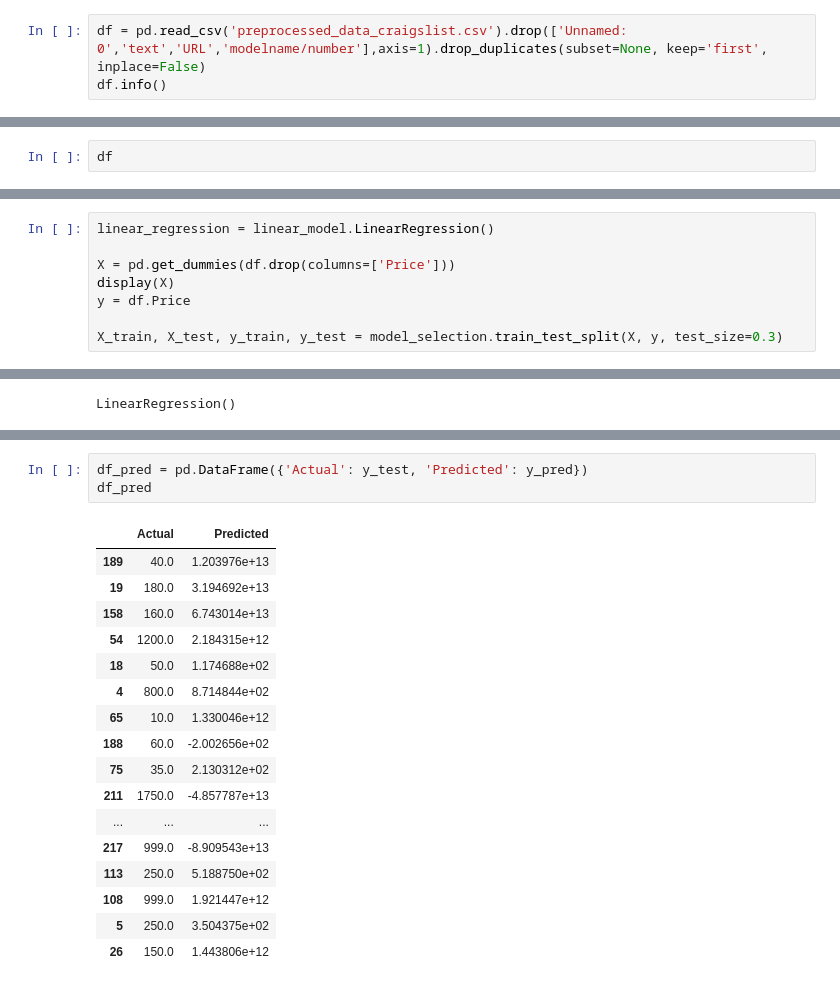
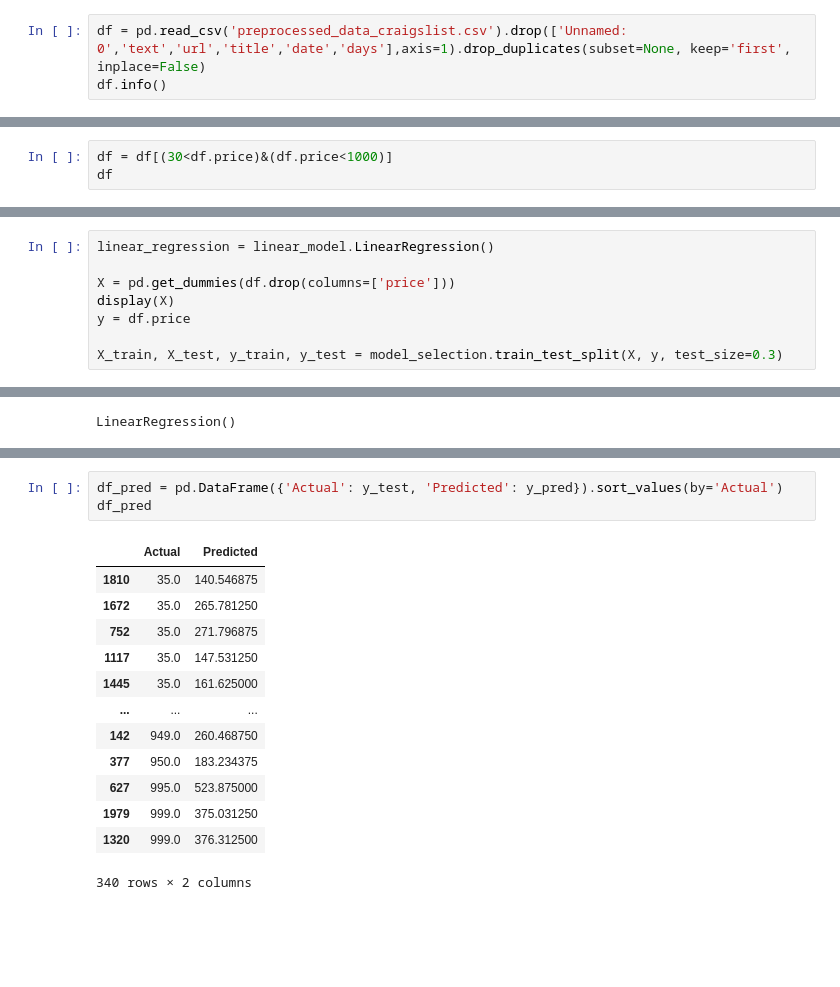
Before and after one commit to noeht/Data-Analytics---BEstimate, a Jupyter notebook: craigslist_ML.ipynb, the cells around one changed output, grey strips where cells are left out. Cells and saved outputs as stored; diff of their text form; blank space fills up the shorter version.

```diff
--- a/craigslist_ML.ipynb
+++ b/craigslist_ML.ipynb
@@ -3,7 +3,7 @@ import pandas as pd
 import numpy as np
 from sklearn import neighbors, linear_model, model_selection,metrics
 # %%
-df = pd.read_csv('preprocessed_data_craigslist.csv').drop(['Unnamed: 0','text','URL','modelname/number'],axis=1).drop_duplicates(subset=None, keep='first', inplace=False)
+df = pd.read_csv('preprocessed_data_craigslist.csv').drop(['Unnamed: 0','text','url','title','date','days'],axis=1).drop_duplicates(subset=None, keep='first', inplace=False)
 df.info()
 # %% [output]
 <class 'pandas.core.frame.DataFrame'>
@@ -29,3 +26,4 @@ memory usage: 18.3+ KB
 # %%
+df = df[(30<df.price)&(df.price<1000)]
 df
 # %% [output]
@@ -53,9 +63,9 @@ memory usage: 26.4 KB
 # %%
 linear_regression = linear_model.LinearRegression()
 
-X = pd.get_dummies(df.drop(columns=['Price']))
+X = pd.get_dummies(df.drop(columns=['price']))
 display(X)
-y = df.Price
+y = df.price
 
 X_train, X_test, y_train, y_test = model_selection.train_test_split(X, y, test_size=0.3)
 # %% [output]
@@ -128,24 +138,20 @@ Variance score: -6090618352452379869184.00
 # %%
-df_pred = pd.DataFrame({'Actual': y_test, 'Predicted': y_pred})
+df_pred = pd.DataFrame({'Actual': y_test, 'Predicted': y_pred}).sort_values(by='Actual')
 df_pred
 # %% [output]
 |  | Actual | Predicted |
-| 189 | 40.0 | 1.203976e+13 |
-| 19 | 180.0 | 3.194692e+13 |
-| 158 | 160.0 | 6.743014e+13 |
-| 54 | 1200.0 | 2.184315e+12 |
-| 18 | 50.0 | 1.174688e+02 |
-| 4 | 800.0 | 8.714844e+02 |
-| 65 | 10.0 | 1.330046e+12 |
-| 188 | 60.0 | -2.002656e+02 |
-| 75 | 35.0 | 2.130312e+02 |
-| 211 | 1750.0 | -4.857787e+13 |
+| 1810 | 35.0 | 140.546875 |
+| 1672 | 35.0 | 265.781250 |
+| 752 | 35.0 | 271.796875 |
+| 1117 | 35.0 | 147.531250 |
+| 1445 | 35.0 | 161.625000 |
 | ... | ... | ... |
-| 217 | 999.0 | -8.909543e+13 |
-| 113 | 250.0 | 5.188750e+02 |
-| 108 | 999.0 | 1.921447e+12 |
-| 5 | 250.0 | 3.504375e+02 |
-| 26 | 150.0 | 1.443806e+12 |
+| 142 | 949.0 | 260.468750 |
+| 377 | 950.0 | 183.234375 |
+| 627 | 995.0 | 523.875000 |
+| 1979 | 999.0 | 375.031250 |
+| 1320 | 999.0 | 376.312500 |
+340 rows × 2 columns
 # %%
 from matplotlib import pyplot as plt
 
```
Also changed, not shown: parts of 9 cells of this notebook.
